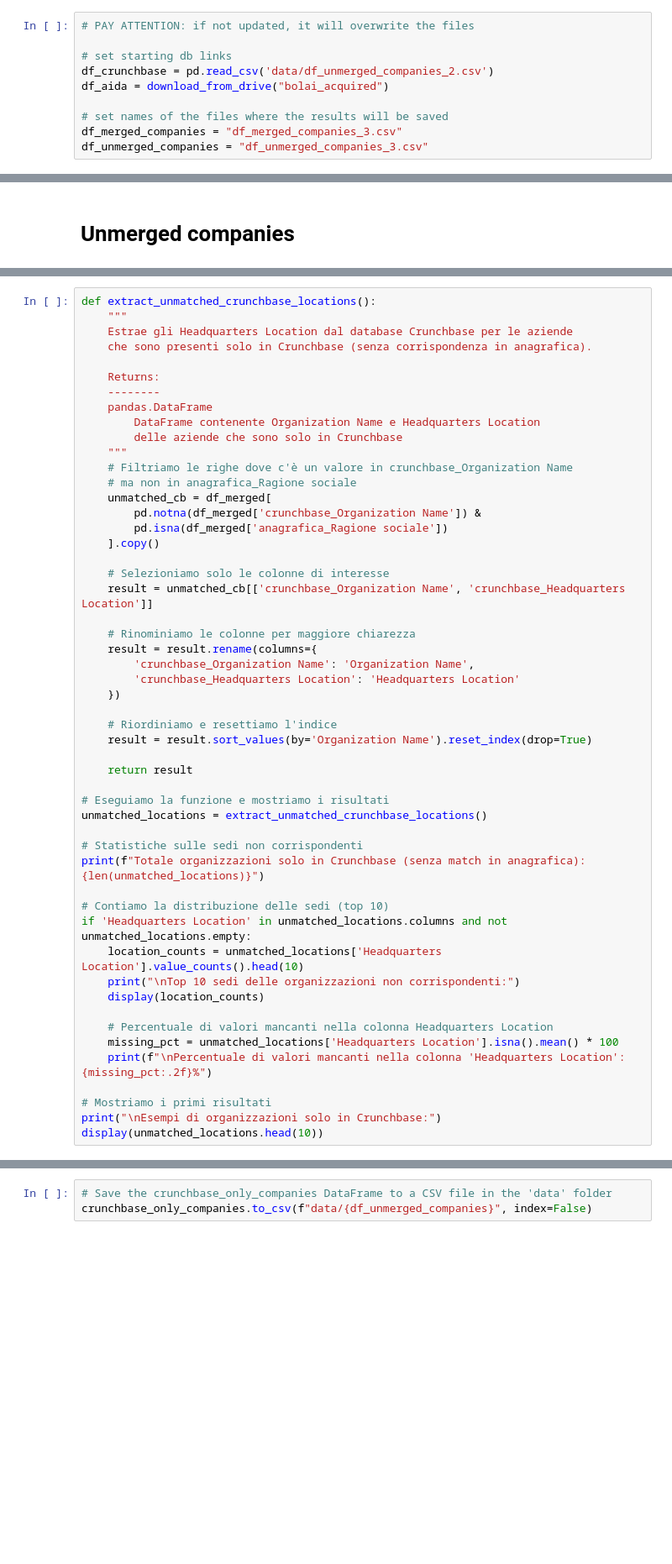
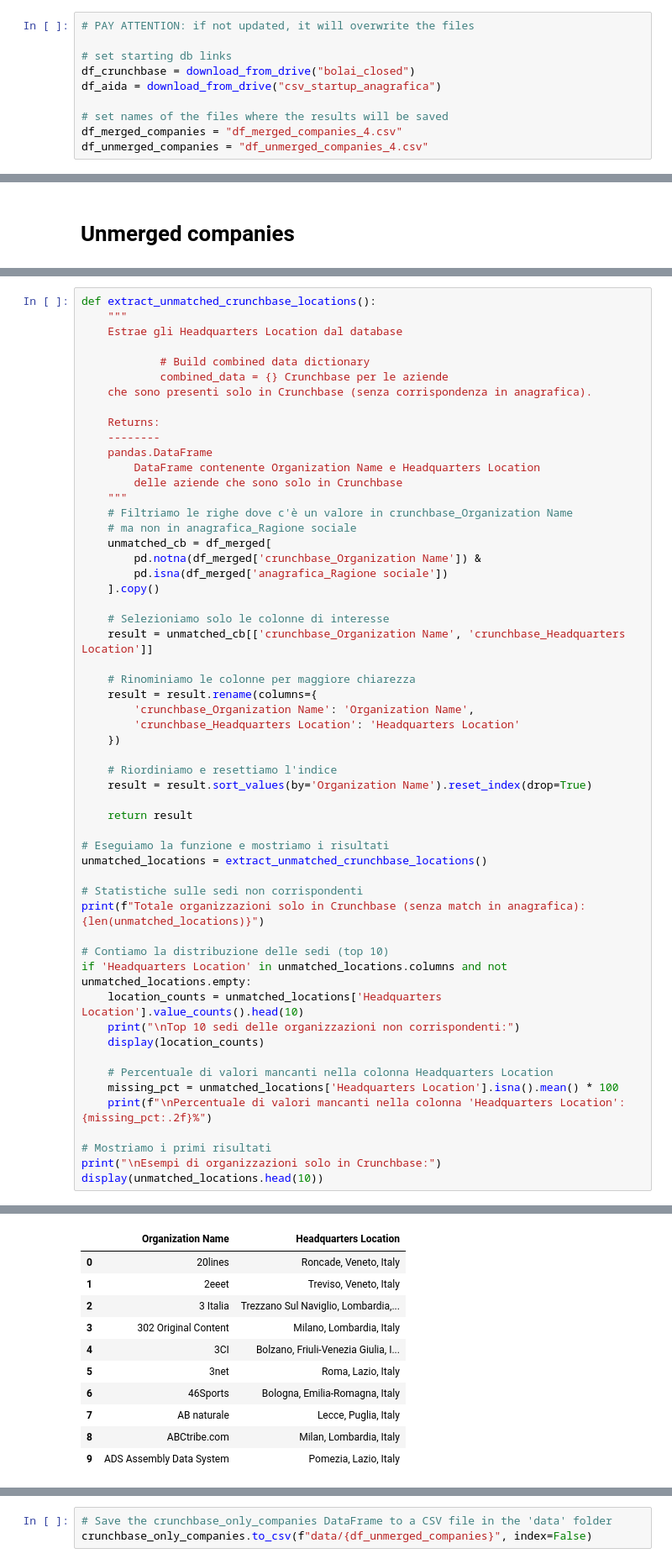
Before and after one commit to lorenzopanero/forecast-italian-firms-success, a Jupyter notebook: 2nd_merger.ipynb, the cells around one changed output, grey strips where cells are left out. Shown: that part at 84% size. Cells and saved outputs as stored; diff of their text form; blank space fills up the shorter version.

Commit message:
Refactor data ingestion by updating file paths and replacing deprecated JSON file with a new structure

```diff
--- a/2nd_merger.ipynb
+++ b/2nd_merger.ipynb
@@ -13,9 +18,9 @@ from tqdm.notebook import tqdm
 # PAY ATTENTION: if not updated, it will overwrite the files
 
 # set starting db links
-df_crunchbase = pd.read_csv('data/df_unmerged_companies_2.csv')
-df_aida = download_from_drive("bolai_acquired")
+df_crunchbase = download_from_drive("bolai_closed")
+df_aida = download_from_drive("csv_startup_anagrafica")
 
 # set names of the files where the results will be saved
-df_merged_companies = "df_merged_companies_3.csv"
-df_unmerged_companies = "df_unmerged_companies_3.csv"
+df_merged_companies = "df_merged_companies_4.csv"
+df_unmerged_companies = "df_unmerged_companies_4.csv"
@@ -379,7 +459,10 @@ df_crunchbase_unmerged.to_csv(f"data/{df_unmerged_companies}", index=False)
 # %%
 def extract_unmatched_crunchbase_locations():
     """
-    Estrae gli Headquarters Location dal database Crunchbase per le aziende
+    Estrae gli Headquarters Location dal database
+
+            # Build combined data dictionary
+            combined_data = {} Crunchbase per le aziende
     che sono presenti solo in Crunchbase (senza corrispondenza in anagrafica).
 
     Returns:
@@ -428,3 +511,4 @@ if 'Headquarters Location' in unmatched_locations.columns and not unmatched_loca
 # Mostriamo i primi risultati
 print("\nEsempi di organizzazioni solo in Crunchbase:")
 display(unmatched_locations.head(10))
+# %% [output]
@@ -431,3 +533,14 @@ display(unmatched_locations.head(10))
+|  | Organization Name | Headquarters Location |
+| 0 | 20lines | Roncade, Veneto, Italy |
+| 1 | 2eeet | Treviso, Veneto, Italy |
+| 2 | 3 Italia | Trezzano Sul Naviglio, Lombardia,... |
+| 3 | 302 Original Content | Milano, Lombardia, Italy |
+| 4 | 3CI | Bolzano, Friuli-Venezia Giulia, I... |
+| 5 | 3net | Roma, Lazio, Italy |
+| 6 | 46Sports | Bologna, Emilia-Romagna, Italy |
+| 7 | AB naturale | Lecce, Puglia, Italy |
+| 8 | ABCtribe.com | Milan, Lombardia, Italy |
+| 9 | ADS Assembly Data System | Pomezia, Lazio, Italy |
 # %%
 def get_crunchbase_only_companies():
     """
```
Also changed, not shown: parts of 11 cells of this notebook, 9 other files.
